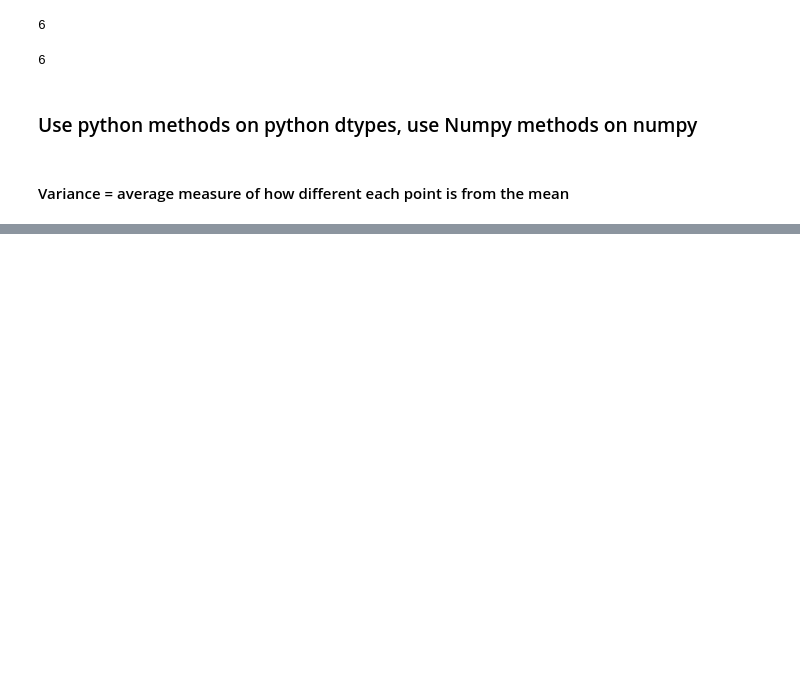
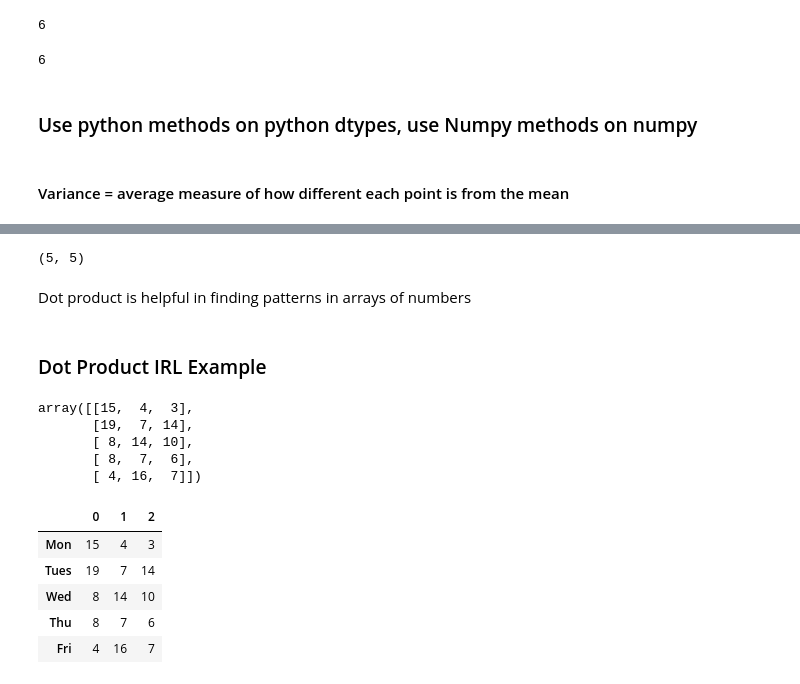
Before and after one commit to B-Rabbit7/machine-learning-101, a Jupyter notebook: Numpy/Numpy101.ipynb, the cells around one changed output, grey strips where cells are left out. Drawn from its saved outputs; the diff is of its cells as text; code cells hidden in the pictures; blank space fills up the shorter version.

```diff
--- a/Numpy/Numpy101.ipynb
+++ b/Numpy/Numpy101.ipynb
@@ -202,0 +299,19 @@ np.sum(a1)
+# %%
+mat3.shape
+# %% [output]
+(5, 5)
+# %% [markdown]
+Dot product is helpful in finding patterns in arrays of numbers
+# %% [markdown]
+### Dot Product IRL Example
+# %%
+np.random.seed(7)
+
+sales = np.random.randint(20,size=(5,3))
+sales
+# %% [output]
+array([[15,  4,  3],
+       [19,  7, 14],
+       [ 8, 14, 10],
+       [ 8,  7,  6],
+       [ 4, 16,  7]])
@@ -202,0 +320,9 @@ np.sum(a1)
+# %%
+weekly_sakes
+# %% [output]
+|  | 0 | 1 | 2 |
+| Mon | 15 | 4 | 3 |
+| Tues | 19 | 7 | 14 |
+| Wed | 8 | 14 | 10 |
+| Thu | 8 | 7 | 6 |
+| Fri | 4 | 16 | 7 |
```
Also changed, not shown: parts of 105 cells of this notebook, 11 other files.
